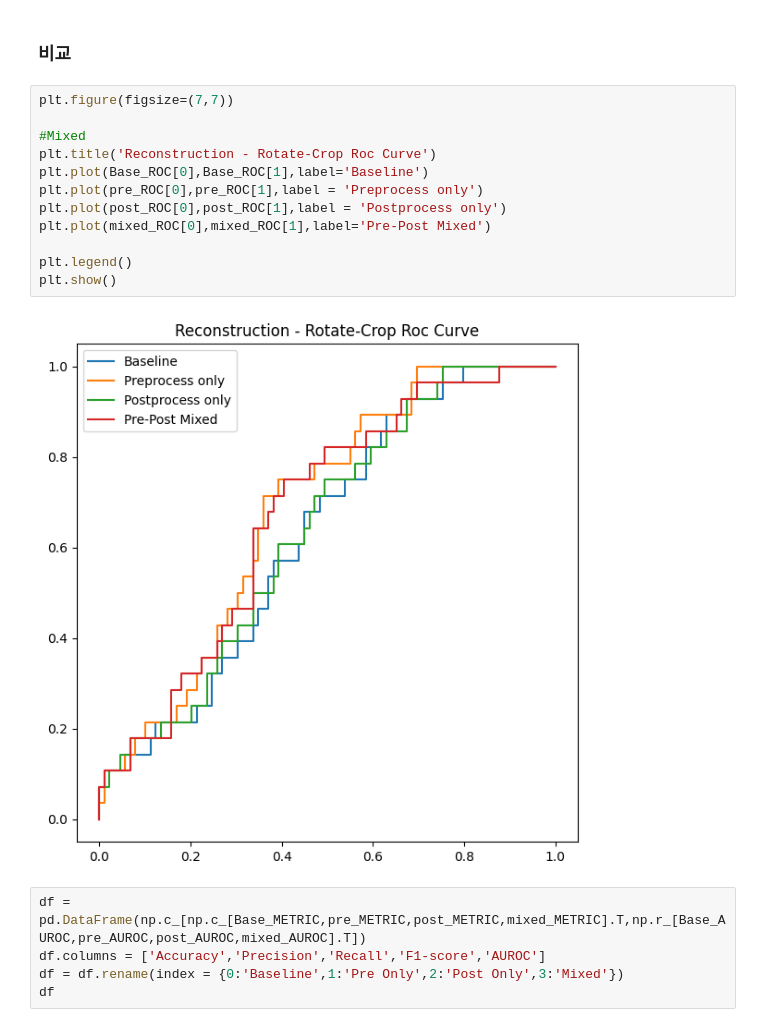
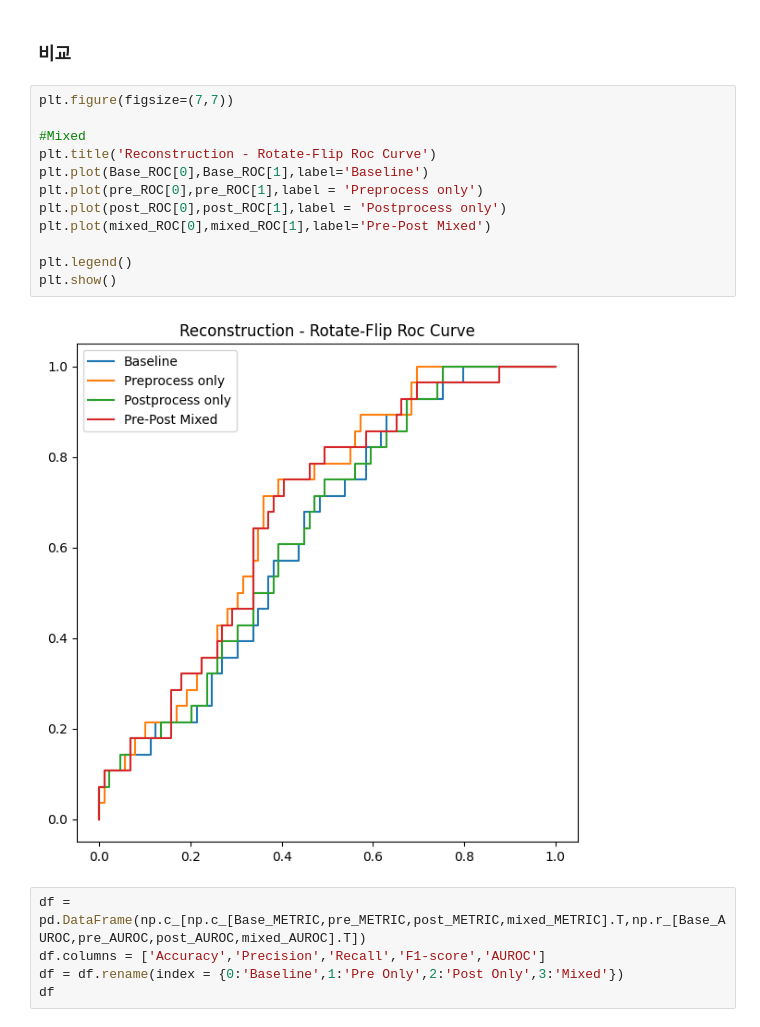
Before and after one commit to crimama/BA, a Jupyter notebook: 3.Anomaly Detection/Example/Result_Carpet.ipynb, the cells around one changed output. Cells and saved outputs as stored; diff of their text form.

```diff
--- a/3.Anomaly Detection/Example/Carpet_Result.ipynb
+++ b/3.Anomaly Detection/Example/Result_Carpet.ipynb
@@ -243,17 +241,17 @@ Recon = Reconstruction_Metric(cfg,trans)
 # %%
 plt.figure(figsize=(7,7))
 
 #Mixed
-plt.title('Reconstruction - Rotate-Crop Roc Curve')
+plt.title('Reconstruction - Rotate-Flip Roc Curve')
 plt.plot(Base_ROC[0],Base_ROC[1],label='Baseline')
 plt.plot(pre_ROC[0],pre_ROC[1],label = 'Preprocess only')
 plt.plot(post_ROC[0],post_ROC[1],label = 'Postprocess only')
 plt.plot(mixed_ROC[0],mixed_ROC[1],label='Pre-Post Mixed')
 
 plt.legend()
 plt.show()
 # %% [output]
-[figure, old version]
+[figure, new version]
 # %%
 df = pd.DataFrame(np.c_[np.c_[Base_METRIC,pre_METRIC,post_METRIC,mixed_METRIC].T,np.r_[Base_AUROC,pre_AUROC,post_AUROC,mixed_AUROC].T])
 df.columns = ['Accuracy','Precision','Recall','F1-score','AUROC']
```
Also changed, not shown: parts of 7 cells of this notebook, 2 other files.
